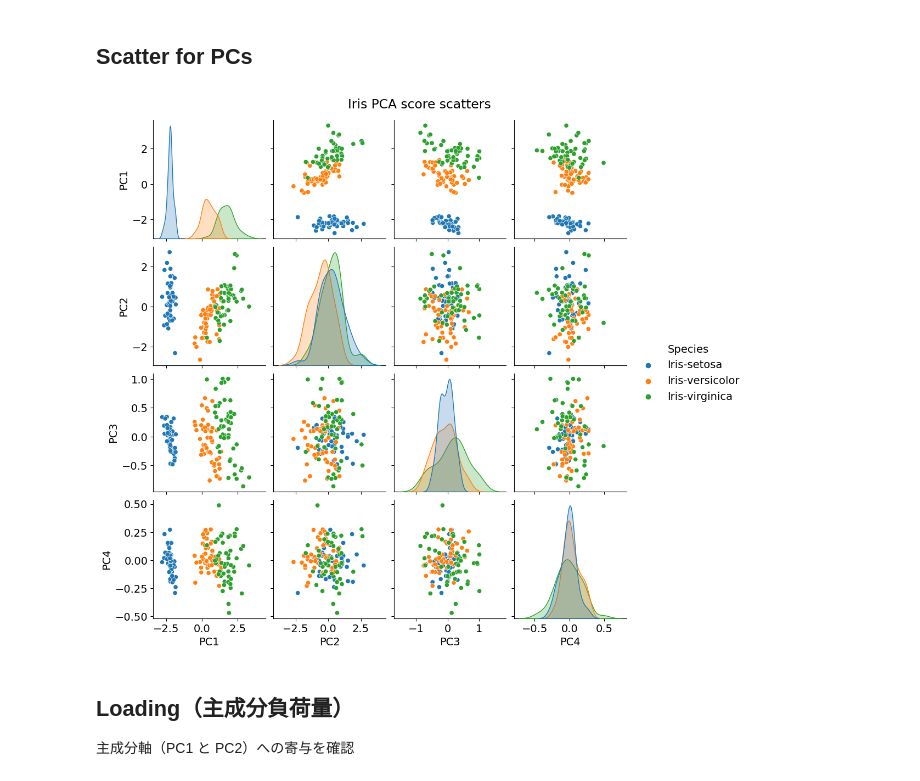
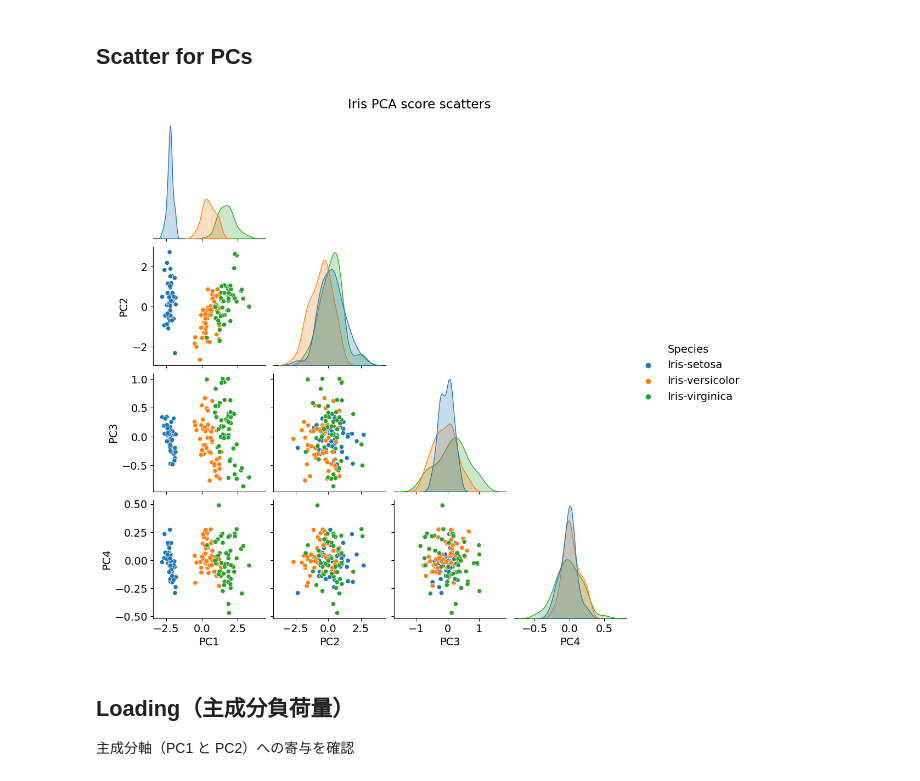
Before and after one commit to bitwalk123/MyNotebook, a Jupyter notebook: iris_PCA_py.ipynb, the cells around one changed output. Cells and saved outputs as stored; diff of their text form; code cells hidden in the pictures.

```diff
--- a/iris_PCA_py.ipynb
+++ b/iris_PCA_py.ipynb
@@ -116,13 +116,13 @@ df_pca.head()
 # %% [markdown]
 ## Scatter for PCs
 # %%
-g = sns.pairplot(df_pca, hue=col_y)
+g = sns.pairplot(df_pca, hue=col_y, corner=True)
 g.fig.suptitle('Iris PCA score scatters', y=1.02)
 
 plt.savefig('iris_03_PCA_scatter.png')
 plt.show()
 # %% [output]
-[figure, old version]
+[figure, new version]
 # %% [markdown]
 ## Loading（主成分負荷量）
 
```
Also changed, not shown: parts of 5 cells of this notebook, 2 other files.
